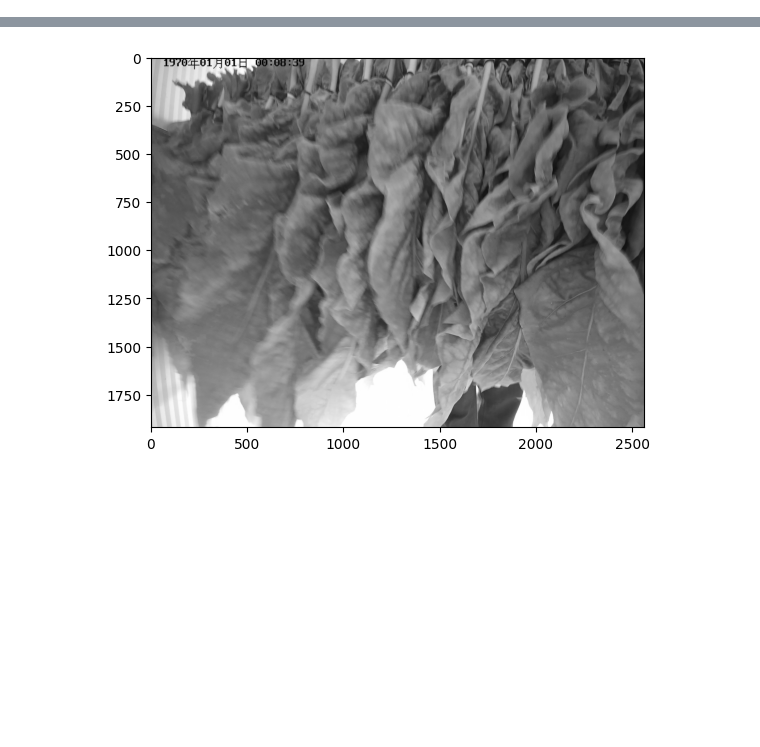
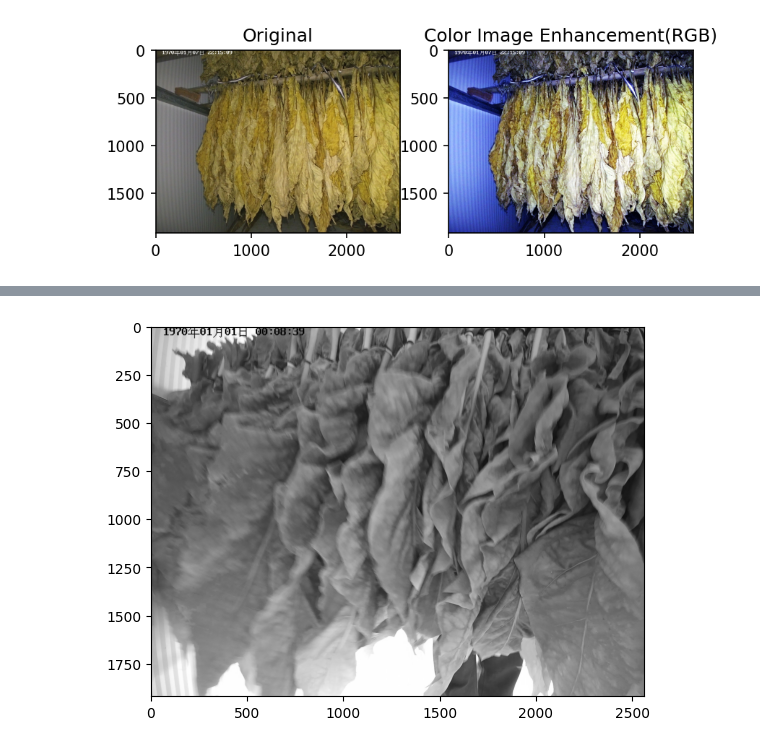
Before and after one commit to llj032002426/tobacco, a Jupyter notebook: 2.ipynb, the cells around one changed output, grey strips where cells are left out. Saved outputs shown, nothing was run; the diff lists cells and outputs as text; code cells hidden in the pictures; blank space fills up the shorter version.

```diff
--- a/2.ipynb
+++ b/2.ipynb
@@ -29,3 +30,31 @@ plt.show()
+# %%
+import cv2
+from PIL import Image
+import numpy as np
+import matplotlib.pyplot as plt
+def hist_ave_2(src):
+    L=np.unique(src)
+    cdf=(np.histogram(src.flatten(),L.size)[0]/src.size).cumsum()
+    cdf=(cdf*L.max()+0.5)
+    return np.interp(src.flatten(),L,cdf).reshape(src.shape)
+img=np.array(Image.open("/home/llj/code/test/data/20230617/091608_ch01.jpg"))
+img_co=img.copy()
+i_r,i_g,i_b=img[:,:,0],img[:,:,1],img[:,:,2]
+i_r=hist_ave_2(i_r)
+i_g=hist_ave_2(i_g)
+i_b=hist_ave_2(i_b)
+img_co[:,:,0]=i_r
+img_co[:,:,1]=i_g
+img_co[:,:,2]=i_b
+fig,(ax0,ax1)=plt.subplots(1,2)
+fig.dpi=150
+ax0.imshow(img)
+ax0.set_title("Original")
+ax1.imshow(img_co)
+ax1.set_title("Color Image Enhancement(RGB)")
+plt.show()
+# %% [output]
+[figure, added]
 # %%
 size = (50,50)
 img = cv2.resize(img,size)
```
Also changed, not shown: parts of 17 cells of this notebook, 6 other files.
